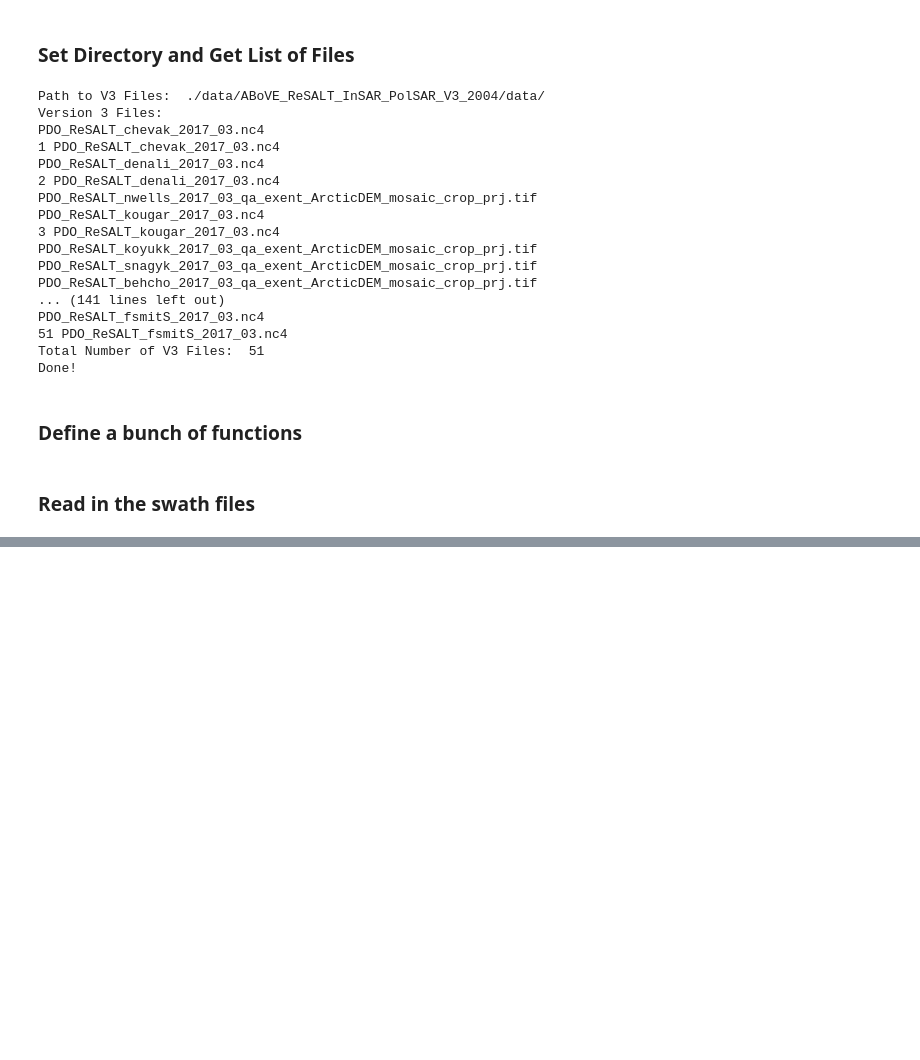
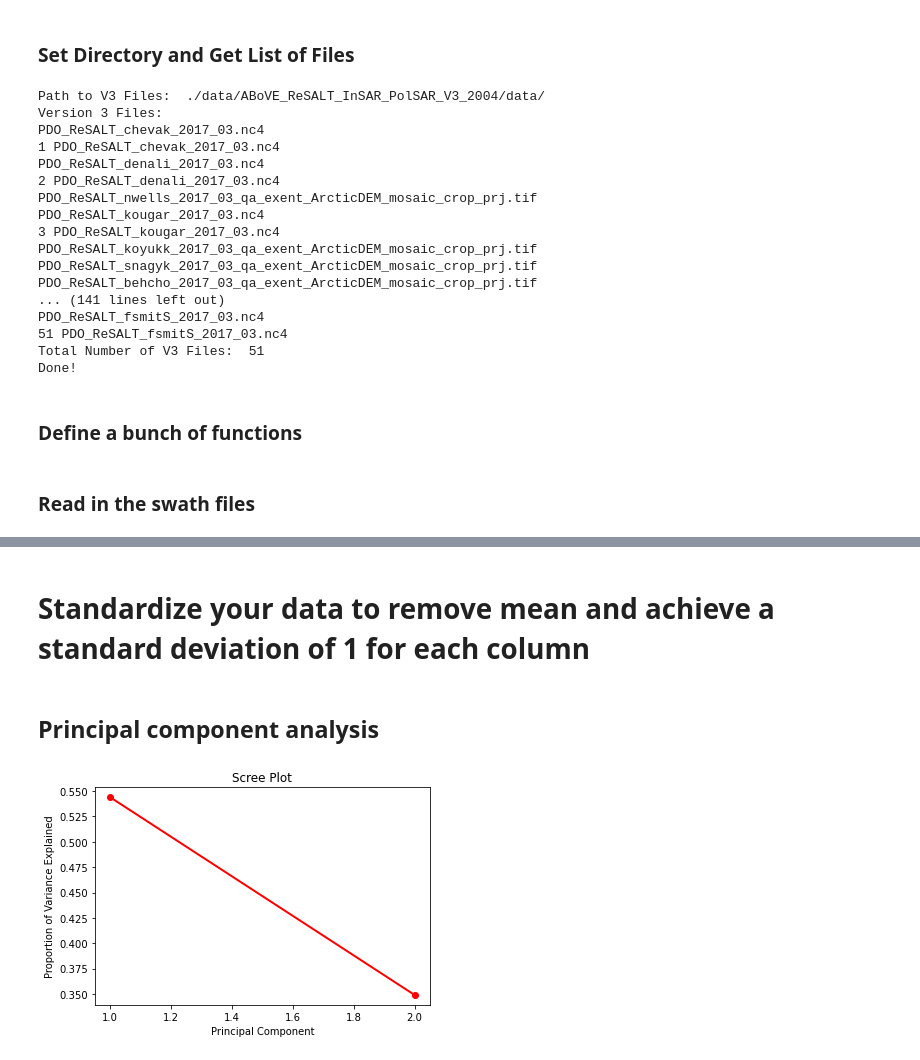
Before and after one commit to mmorphew/ess_224_project, a Jupyter notebook: PDO_Paper_2.ipynb, the cells around one changed output, grey strips where cells are left out. Drawn from its saved outputs; the diff is of its cells as text; code cells hidden in the pictures; blank space fills up the shorter version.

```diff
--- a/PDO_Paper_2.ipynb
+++ b/PDO_Paper_2.ipynb
@@ -1599,0 +1718,16 @@ plt.scatter(pca_array[:,0], pca_array[:,1], c=pca_array[:,4], s=1)
+# %%
+# coldfeet - inland
+c_label = np.ones(len(c_lon))*3
+c_group_label = np.ones(len(c_lon))
+c_array = np.array([c_lon, c_lat, c_alt, c_sub, c_vwc_12, c_vwc_20, c_wtd, c_dem, c_slo, c_asp, c_label,
+                   c_group_label]).T
+rows_to_keep = []
+for row_index in range(len(c_array)):
+    if np.all(c_array[row_index]>-200):
+        rows_to_keep.append(row_index)
+
+c_data_array = c_array[rows_to_keep,2:-2]
+c_lon_filtered = c_array[rows_to_keep,0]
+c_lat_filtered = c_array[rows_to_keep,1]
+c_label_filtered = c_array[rows_to_keep,-2]
+c_group_label_filtered = c_array[rows_to_keep,-1]
@@ -1599,0 +1782,34 @@ plt.scatter(pca_array[:,0], pca_array[:,1], c=pca_array[:,4], s=1)
+# %%
+total_data_array = np.vstack((a_data_array, b_data_array, c_data_array, d_data_array,
+                             y_data_array))
+total_data_array = total_data_array[:,:-3] # remove DEM products
+total_lon = np.concatenate((a_lon_filtered, b_lon_filtered, c_lon_filtered, d_lon_filtered,
+                           y_lon_filtered))
+total_lat = np.concatenate((a_lat_filtered, b_lat_filtered, c_lat_filtered, d_lat_filtered,
+                           y_lat_filtered))
+total_label = np.concatenate((a_label_filtered, b_label_filtered, c_label_filtered, d_label_filtered,
+                             y_label_filtered))
+total_group_label = np.concatenate((a_group_label_filtered, b_group_label_filtered,
+                                    c_group_label_filtered, d_group_label_filtered,
+                             y_group_label_filtered))
+# %% [markdown]
+# Standardize your data to remove mean and achieve a standard deviation of 1 for each column
+# %%
+scaler = StandardScaler()
+scaled_data_array = scaler.fit_transform(total_data_array.copy())
+# %% [markdown]
+## Principal component analysis
+# %%
+n_pcs = 2
+pca = PCA(n_components=n_pcs)
+pca.fit(scaled_data_array)
+pca_out_array = pca.transform(scaled_data_array)
+# %%
+PC_values = np.arange(pca.n_components_) + 1
+plt.plot(PC_values, pca.explained_variance_ratio_, 'ro-', linewidth=2)
+plt.title('Scree Plot')
+plt.xlabel('Principal Component')
+plt.ylabel('Proportion of Variance Explained')
+plt.show()
+# %% [output]
+[figure, added]
```
Also changed, not shown: parts of 48 cells of this notebook, 8 other files.
